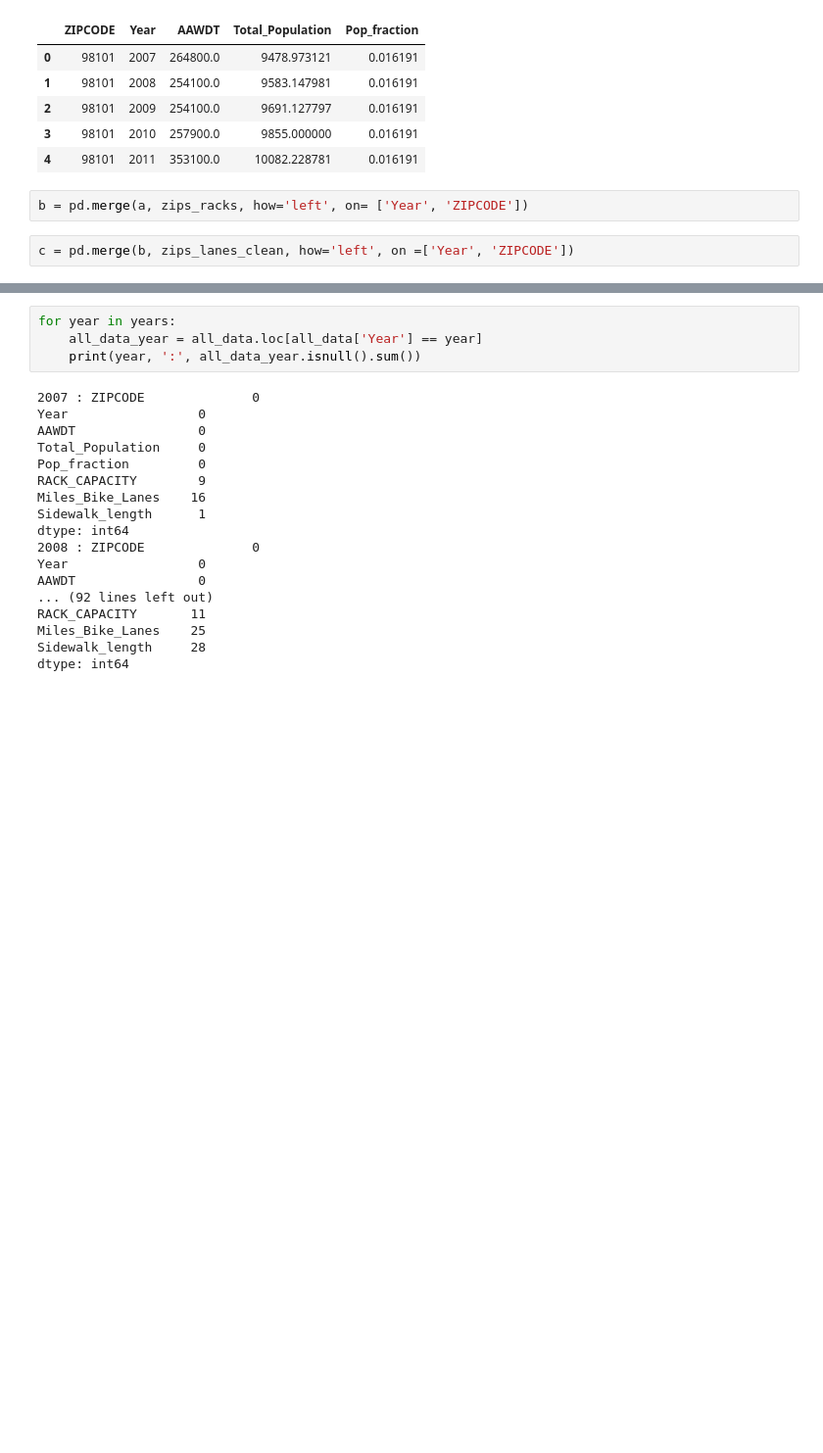
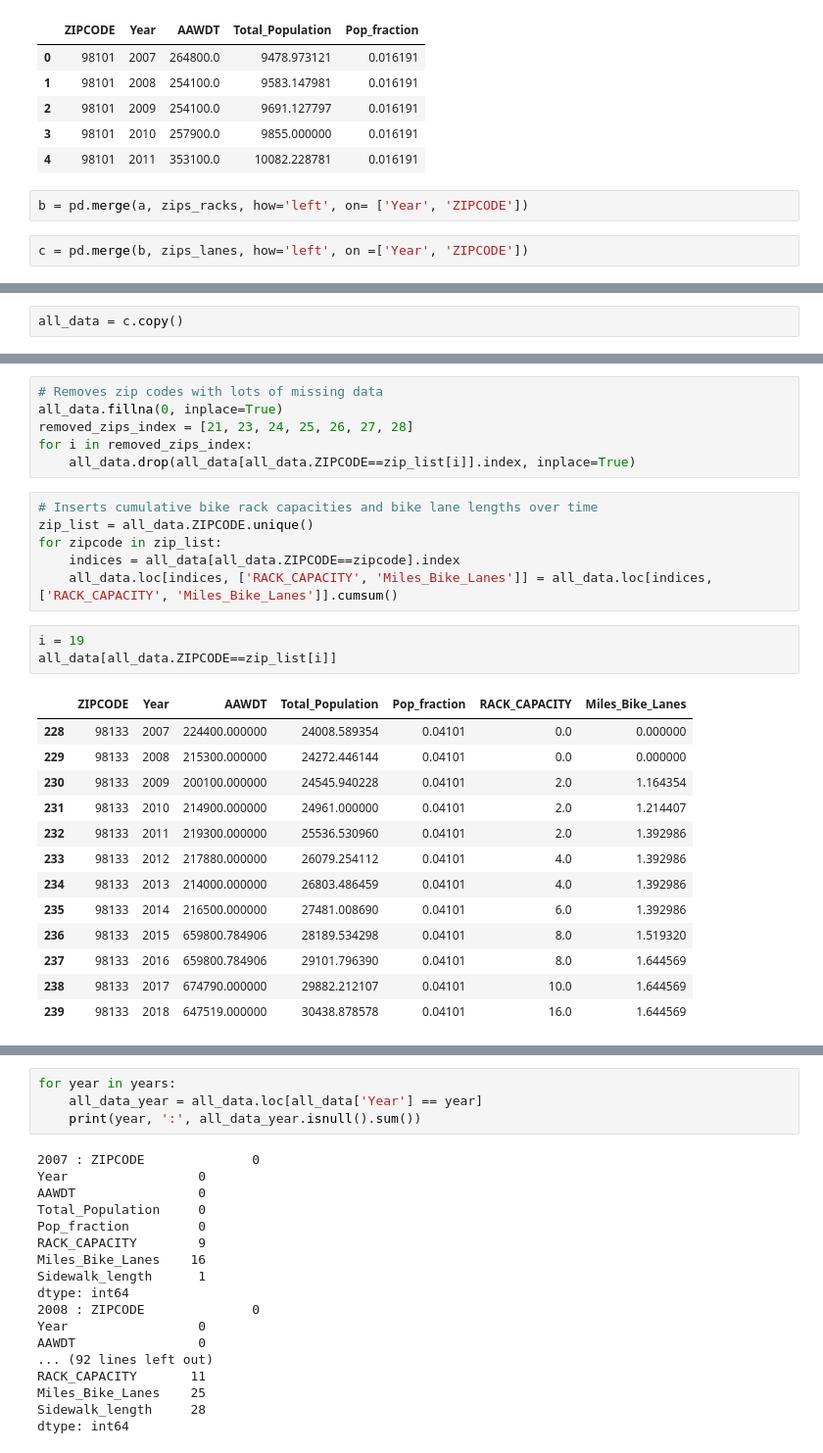
Before and after one commit to Greening-Seattle/Prediction, a Jupyter notebook: Data_Compiler.ipynb, the cells around one changed output, grey strips where cells are left out. Shown: that part at 98% size. Saved outputs shown, nothing was run; the diff lists cells and outputs as text; blank space fills up the shorter version.

Commit message:
Data processing files

```diff
--- a/Data_Compiler.ipynb
+++ b/Data_Compiler.ipynb
@@ -689,5 +377,5 @@ a.head()
 # %%
 b = pd.merge(a, zips_racks, how='left', on= ['Year', 'ZIPCODE'])
 # %%
-c = pd.merge(b, zips_lanes_clean, how='left', on =['Year', 'ZIPCODE'])
+c = pd.merge(b, zips_lanes, how='left', on =['Year', 'ZIPCODE'])
 # %%
@@ -707,0 +383,2 @@ all_data.head()
+# %%
+all_data = c.copy()
@@ -707,0 +394,29 @@ all_data.head()
+# %%
+# Removes zip codes with lots of missing data
+all_data.fillna(0, inplace=True)
+removed_zips_index = [21, 23, 24, 25, 26, 27, 28]
+for i in removed_zips_index:
+    all_data.drop(all_data[all_data.ZIPCODE==zip_list[i]].index, inplace=True)
+# %%
+# Inserts cumulative bike rack capacities and bike lane lengths over time
+zip_list = all_data.ZIPCODE.unique()
+for zipcode in zip_list:
+    indices = all_data[all_data.ZIPCODE==zipcode].index
+    all_data.loc[indices, ['RACK_CAPACITY', 'Miles_Bike_Lanes']] = all_data.loc[indices, ['RACK_CAPACITY', 'Miles_Bike_Lanes']].cumsum()
+# %%
+i = 19
+all_data[all_data.ZIPCODE==zip_list[i]]
+# %% [output]
+|  | ZIPCODE | Year | AAWDT | Total_Population | Pop_fraction | RACK_CAPACITY | Miles_Bike_Lanes |
+| 228 | 98133 | 2007 | 224400.000000 | 24008.589354 | 0.04101 | 0.0 | 0.000000 |
+| 229 | 98133 | 2008 | 215300.000000 | 24272.446144 | 0.04101 | 0.0 | 0.000000 |
+| 230 | 98133 | 2009 | 200100.000000 | 24545.940228 | 0.04101 | 2.0 | 1.164354 |
+| 231 | 98133 | 2010 | 214900.000000 | 24961.000000 | 0.04101 | 2.0 | 1.214407 |
+| 232 | 98133 | 2011 | 219300.000000 | 25536.530960 | 0.04101 | 2.0 | 1.392986 |
+| 233 | 98133 | 2012 | 217880.000000 | 26079.254112 | 0.04101 | 4.0 | 1.392986 |
+| 234 | 98133 | 2013 | 214000.000000 | 26803.486459 | 0.04101 | 4.0 | 1.392986 |
+| 235 | 98133 | 2014 | 216500.000000 | 27481.008690 | 0.04101 | 6.0 | 1.392986 |
+| 236 | 98133 | 2015 | 659800.784906 | 28189.534298 | 0.04101 | 8.0 | 1.519320 |
+| 237 | 98133 | 2016 | 659800.784906 | 29101.796390 | 0.04101 | 8.0 | 1.644569 |
+| 238 | 98133 | 2017 | 674790.000000 | 29882.212107 | 0.04101 | 10.0 | 1.644569 |
+| 239 | 98133 | 2018 | 647519.000000 | 30438.878578 | 0.04101 | 16.0 | 1.644569 |
```
Also changed, not shown: parts of 94 cells of this notebook, 4 other files.
